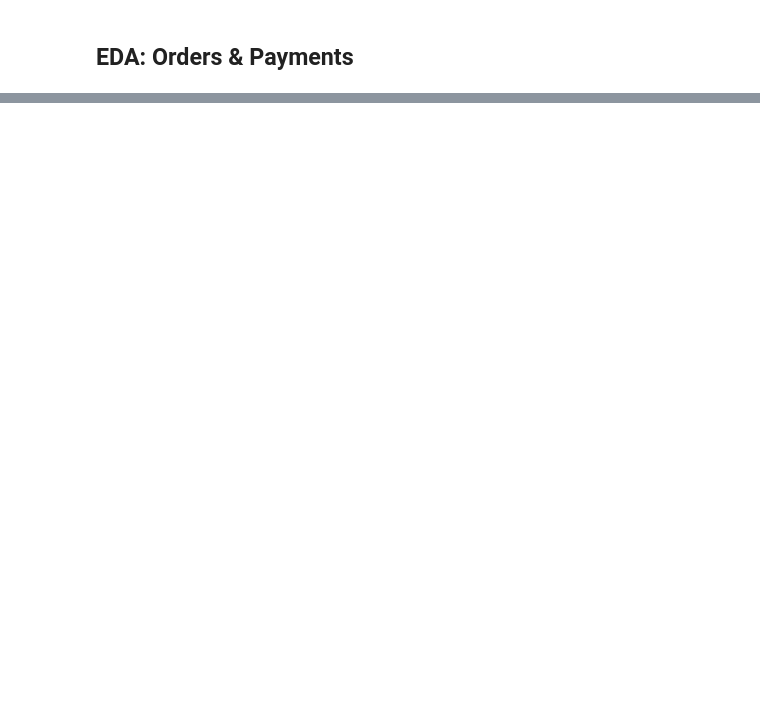
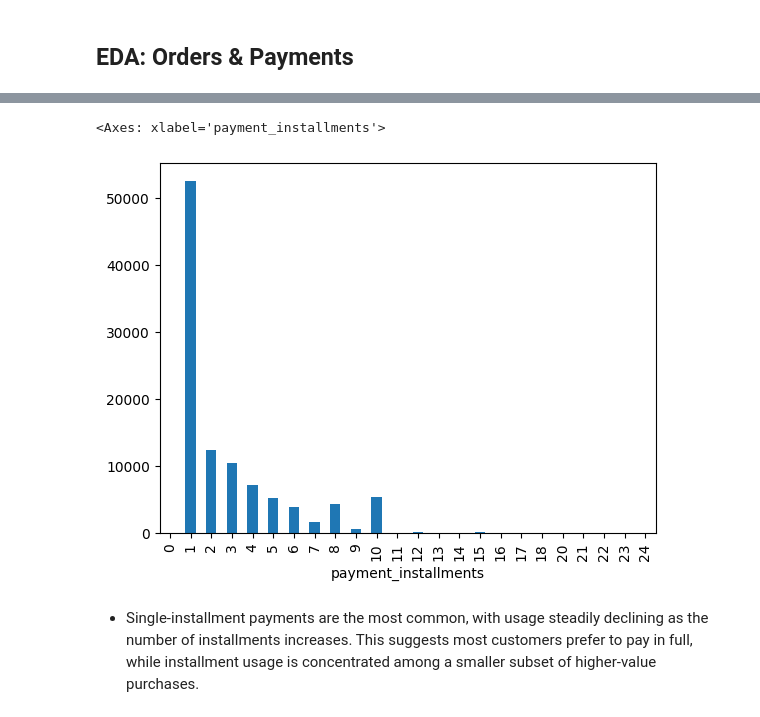
Before and after one commit to khareparth12-sketch/ecommerce-customer-and-sales-analysis, a Jupyter notebook: notebooks/03_eda.ipynb, the cells around one changed output, grey strips where cells are left out. Cells and saved outputs as stored; diff of their text form; code cells hidden in the pictures; blank space fills up the shorter version.

```diff
--- a/notebooks/03_eda.ipynb
+++ b/notebooks/03_eda.ipynb
@@ -34,0 +301,7 @@ dtype: object
+# %%
+payments['payment_installments'].value_counts().sort_index().plot(kind='bar')
+# %% [output]
+<Axes: xlabel='payment_installments'>
+[figure, added]
+# %% [markdown]
+- Single-installment payments are the most common, with usage steadily declining as the number of installments increases. This suggests most customers prefer to pay in full, while installment usage is concentrated among a smaller subset of higher-value purchases.
```
Also changed, not shown: parts of 62 cells of this notebook.
